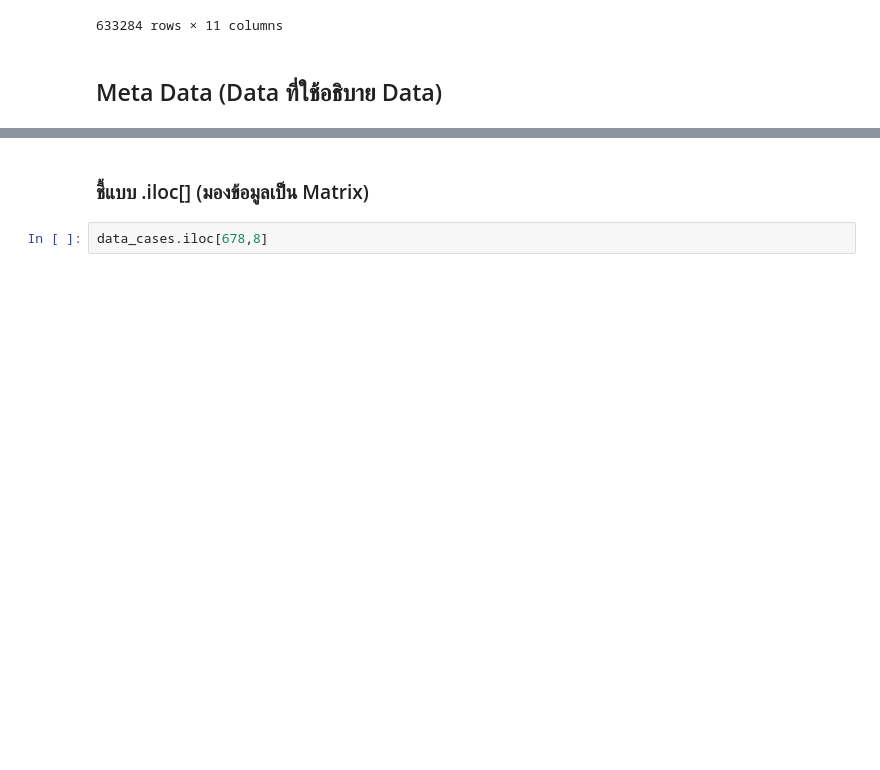
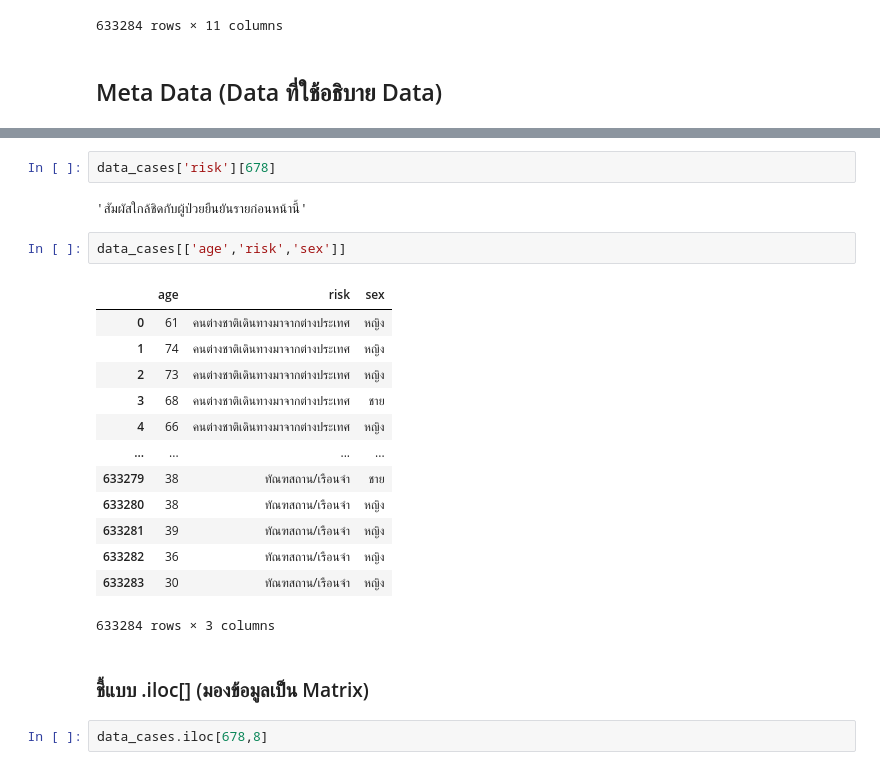
Before and after one commit to ParichayaHongthongkum/DWDM21, a Jupyter notebook: Data_Preprocessing(Chapter_3).ipynb, the cells around one changed output, grey strips where cells are left out. Saved outputs shown, nothing was run; the diff lists cells and outputs as text; blank space fills up the shorter version.

```diff
--- a/Data_Preprocessing(Chapter_3).ipynb
+++ b/Data_Preprocessing(Chapter_3).ipynb
@@ -32,3 +47,23 @@ data_cases
+# %%
+data_cases['risk'][678]
+# %% [output]
+'สัมผัสใกล้ชิดกับผู้ป่วยยืนยันรายก่อนหน้านี้'
+# %%
+data_cases[['age','risk','sex']]
+# %% [output]
+|  | age | risk | sex |
+| 0 | 61 | คนต่างชาติเดินทางมาจากต่างประเทศ | หญิง |
+| 1 | 74 | คนต่างชาติเดินทางมาจากต่างประเทศ | หญิง |
+| 2 | 73 | คนต่างชาติเดินทางมาจากต่างประเทศ | หญิง |
+| 3 | 68 | คนต่างชาติเดินทางมาจากต่างประเทศ | ชาย |
+| 4 | 66 | คนต่างชาติเดินทางมาจากต่างประเทศ | หญิง |
+| ... | ... | ... | ... |
+| 633279 | 38 | ทัณฑสถาน/เรือนจำ | ชาย |
+| 633280 | 38 | ทัณฑสถาน/เรือนจำ | หญิง |
+| 633281 | 39 | ทัณฑสถาน/เรือนจำ | หญิง |
+| 633282 | 36 | ทัณฑสถาน/เรือนจำ | หญิง |
+| 633283 | 30 | ทัณฑสถาน/เรือนจำ | หญิง |
+633284 rows × 3 columns
 # %% [markdown]
 ### ชี้แบบ .iloc[] (มองข้อมูลเป็น Matrix)
 # %%
```
Also changed, not shown: parts of 10 cells of this notebook.
